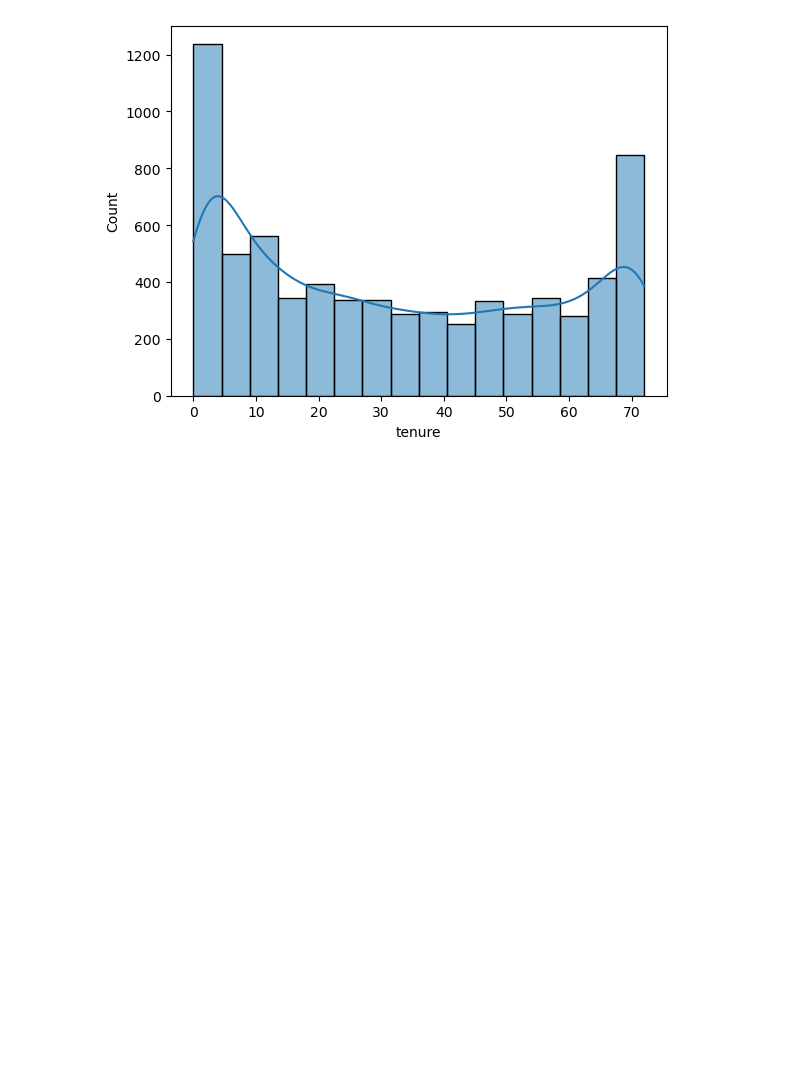
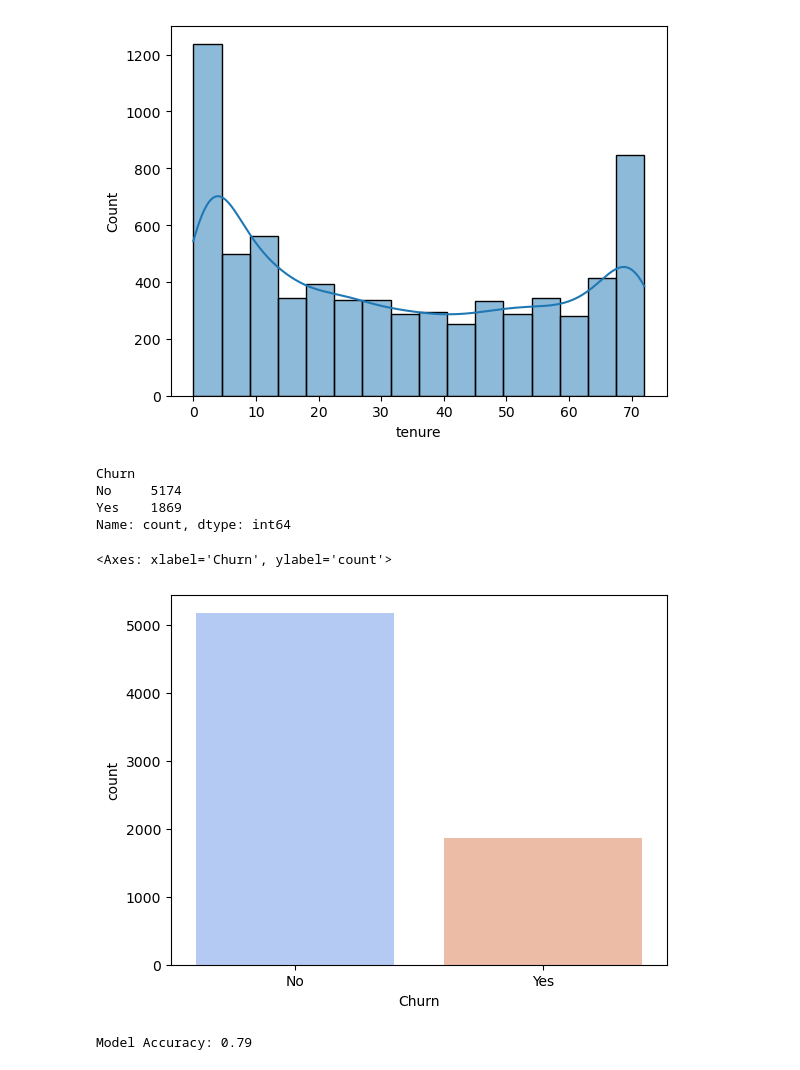
Before and after one commit to Sathvara-Amitkumar/Customer-Churn-Prediction, a Jupyter notebook: churn_prediction.ipynb, the cells around one changed output. Saved outputs shown, nothing was run; the diff lists cells and outputs as text; code cells hidden in the pictures; blank space fills up the shorter version.

Commit message:
Applying labelencoder, feature scalling, RandomForest and getting 79% accuracy!

```diff
--- a/churn_prediction.ipynb
+++ b/churn_prediction.ipynb
@@ -171,3 +195,14 @@ sns.histplot(df['tenure'], kde=True)
 # %% [output]
 <Axes: xlabel='tenure', ylabel='Count'>
 [figure]
+# %%
+print(df['Churn'].value_counts())
+
+sns.countplot(x=df['Churn'], palette='coolwarm')
+# %% [output]
+Churn
+No     5174
+Yes    1869
+Name: count, dtype: int64
+<Axes: xlabel='Churn', ylabel='count'>
+[figure, added]
@@ -173,0 +242,7 @@ sns.histplot(df['tenure'], kde=True)
+# %%
+from sklearn.metrics import accuracy_score
+
+accuracy = accuracy_score(y_test, y_pred)
+print(f"Model Accuracy: {accuracy:.2f}")
+# %% [output]
+Model Accuracy: 0.79
```
Also changed, not shown: parts of 10 cells of this notebook.
